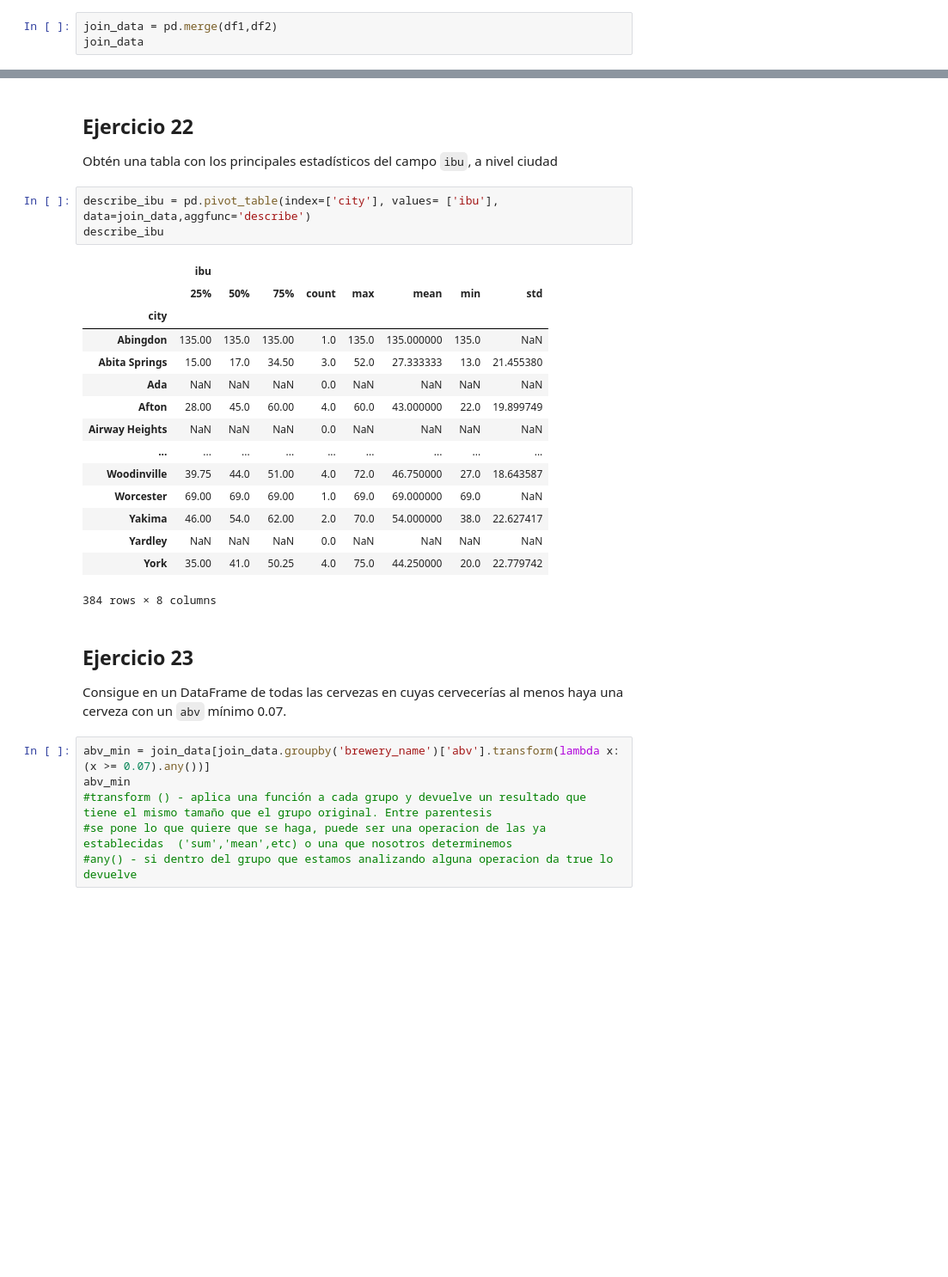
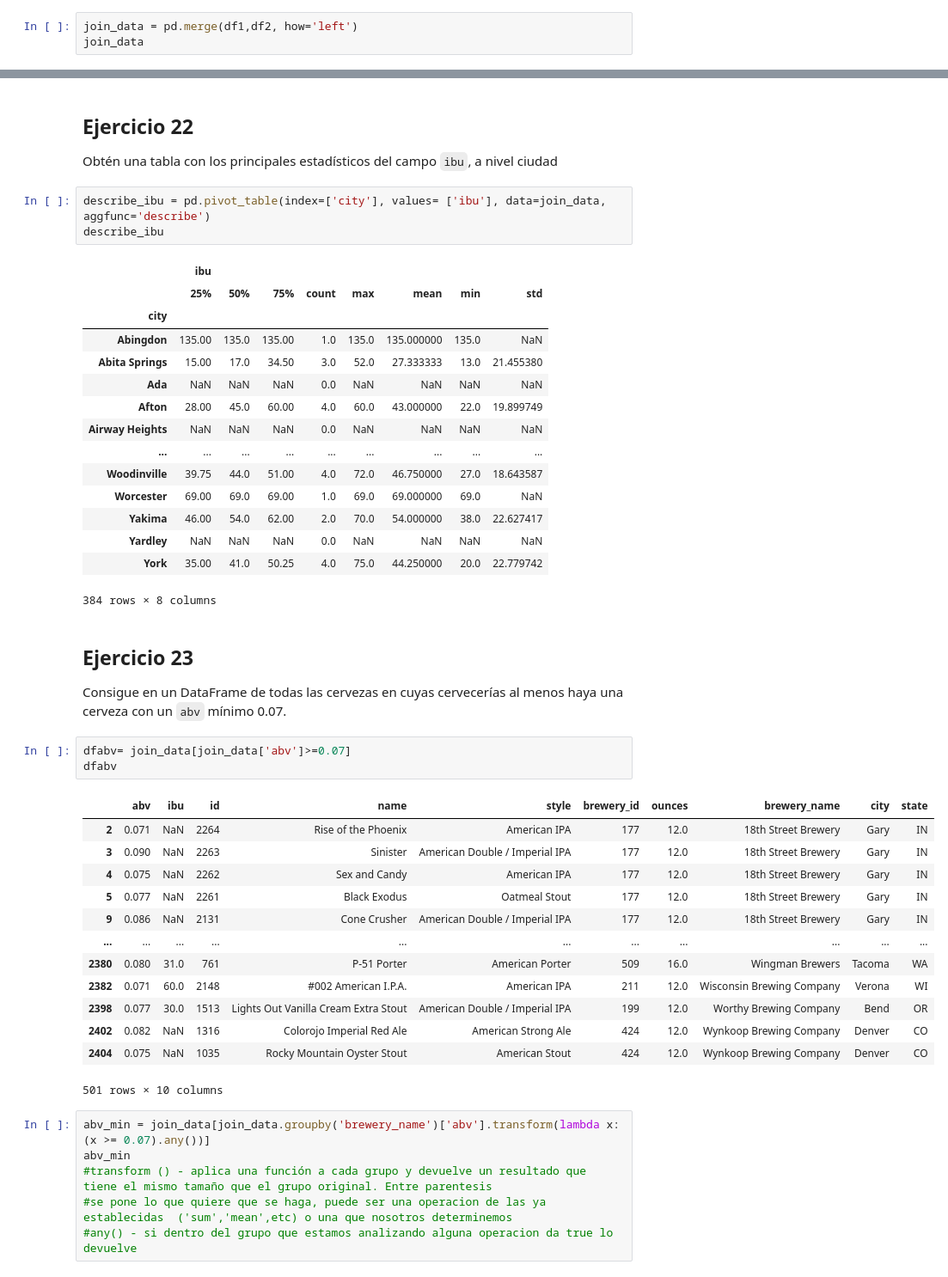
Before and after one commit to Andrea3677/ONLINE_DS_THEBRIDGE_OK, a Jupyter notebook: 2-Data_Analysis/2-Pandas/Practica/6-Beers/birras_repaso_MIO- completo.ipynb, the cells around one changed output, grey strips where cells are left out. Shown: that part at 86% size. Drawn from its saved outputs; the diff is of its cells as text; blank space fills up the shorter version.

```diff
--- a/2-Data_Analysis/2-Pandas/Practica/6-Beers/birras_repaso_MIO- completo.ipynb
+++ b/2-Data_Analysis/2-Pandas/Practica/6-Beers/birras_repaso_MIO- completo.ipynb
@@ -450,7 +512,7 @@ df2['brewery_id'].max()
 # %% [output]
 np.int64(557)
 # %%
-join_data = pd.merge(df1,df2)
+join_data = pd.merge(df1,df2, how='left')
 join_data
 # %% [output]
 |  | abv | ibu | id | name | style | brewery_id | ounces | brewery_name | city | state |
@@ -532,7 +603,7 @@ indiana.sort_values('ibu', ascending=False)
 ## Ejercicio 22
 Obtén una tabla con los principales estadísticos del campo `ibu`,  a nivel ciudad
 # %%
-describe_ibu = pd.pivot_table(index=['city'], values= ['ibu'], data=join_data,aggfunc='describe')
+describe_ibu = pd.pivot_table(index=['city'], values= ['ibu'], data=join_data, aggfunc='describe')
 describe_ibu
 # %% [output]
 |  | ibu |  |  |  |  |  |  |  |
@@ -553,6 +624,23 @@ describe_ibu
 # %% [markdown]
 ## Ejercicio 23
 Consigue en un DataFrame de todas las cervezas en cuyas cervecerías al menos haya una cerveza con un `abv` mínimo 0.07.
+# %%
+dfabv= join_data[join_data['abv']>=0.07]
+dfabv
+# %% [output]
+|  | abv | ibu | id | name | style | brewery_id | ounces | brewery_name | city | state |
+| 2 | 0.071 | NaN | 2264 | Rise of the Phoenix | American IPA | 177 | 12.0 | 18th Street Brewery | Gary | IN |
+| 3 | 0.090 | NaN | 2263 | Sinister | American Double / Imperial IPA | 177 | 12.0 | 18th Street Brewery | Gary | IN |
+| 4 | 0.075 | NaN | 2262 | Sex and Candy | American IPA | 177 | 12.0 | 18th Street Brewery | Gary | IN |
+| 5 | 0.077 | NaN | 2261 | Black Exodus | Oatmeal Stout | 177 | 12.0 | 18th Street Brewery | Gary | IN |
+| 9 | 0.086 | NaN | 2131 | Cone Crusher | American Double / Imperial IPA | 177 | 12.0 | 18th Street Brewery | Gary | IN |
+| ... | ... | ... | ... | ... | ... | ... | ... | ... | ... | ... |
+| 2380 | 0.080 | 31.0 | 761 | P-51 Porter | American Porter | 509 | 16.0 | Wingman Brewers | Tacoma | WA |
+| 2382 | 0.071 | 60.0 | 2148 | #002 American I.P.A. | American IPA | 211 | 12.0 | Wisconsin Brewing Company | Verona | WI |
+| 2398 | 0.077 | 30.0 | 1513 | Lights Out Vanilla Cream Extra Stout | American Double / Imperial IPA | 199 | 12.0 | Worthy Brewing Company | Bend | OR |
+| 2402 | 0.082 | NaN | 1316 | Colorojo Imperial Red Ale | American Strong Ale | 424 | 12.0 | Wynkoop Brewing Company | Denver | CO |
+| 2404 | 0.075 | NaN | 1035 | Rocky Mountain Oyster Stout | American Stout | 424 | 12.0 | Wynkoop Brewing Company | Denver | CO |
+501 rows × 10 columns
 # %%
 abv_min = join_data[join_data.groupby('brewery_name')['abv'].transform(lambda x: (x >= 0.07).any())]
 abv_min
```
Also changed, not shown: parts of 11 cells of this notebook, 16 other files.
